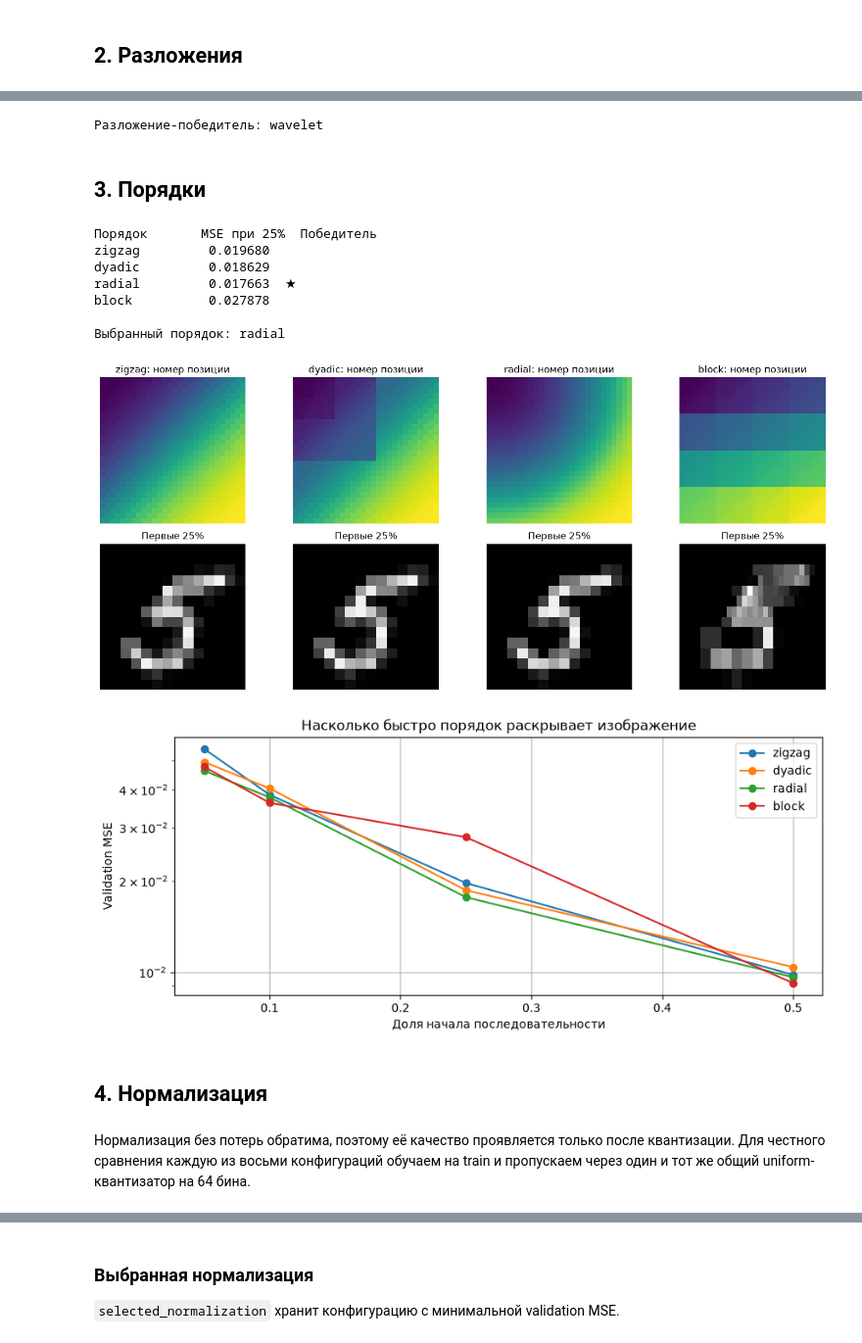
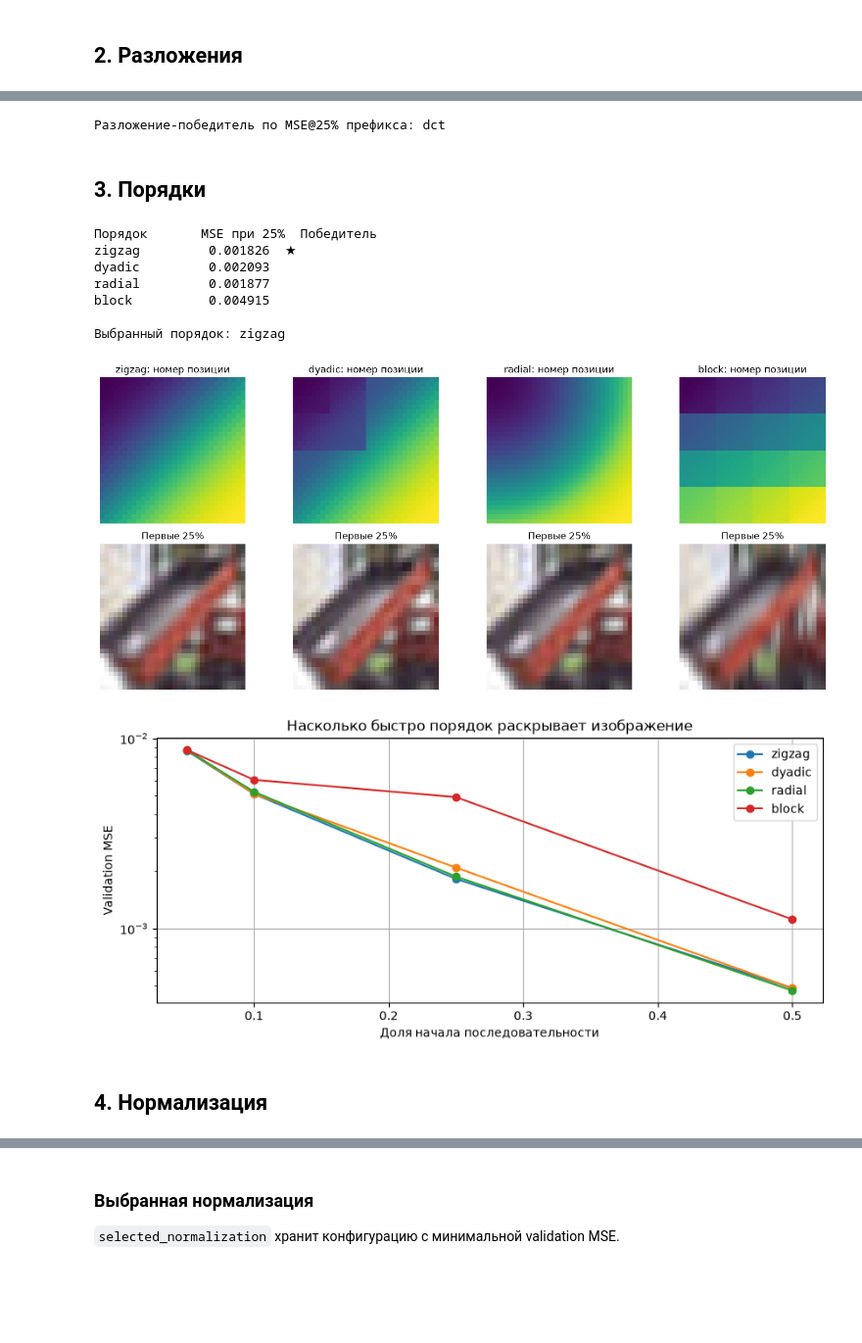
Before and after one commit to 1nnokent/Avtoregressionnaya_istoriya, a Jupyter notebook: notebooks/pipeline_demo.ipynb, the cells around one changed output, grey strips where cells are left out. Shown at 98% size. Cells and saved outputs as stored; diff of their text form; code cells hidden in the pictures; blank space fills up the shorter version.

```diff
--- a/notebooks/pipeline_demo.ipynb
+++ b/notebooks/pipeline_demo.ipynb
@@ -118,7 +120,7 @@ for column, name in enumerate(DECOMPOSITIONS):
     result = decomposition_results[name]
     axes[0, column].imshow(np.log1p(np.abs(result["coefficients"])), cmap="magma")
     axes[0, column].set_title(f"{name}: log(1 + |c|)")
-    axes[1, column].imshow(result["examples"][0.25], cmap="gray", vmin=0, vmax=1)
+    show_image(axes[1, column], result["examples"][0.25])
     axes[1, column].set_title("Реконструкция, 25%")
     axes[0, column].axis("off")
     axes[1, column].axis("off")
@@ -159,16 +159,15 @@ plt.show()
 # %%
 EPS = 1e-4
-height, width = train_images.shape[-2:]
 orders = {
     ordering: ordering_indices(
-        ordering, height, width, **({"block_size": 7} if ordering == "block" else {})
+        ordering, height, width, **({"block_size": BLOCK_SIZE} if ordering == "block" else {})
     )
     for ordering in ORDERINGS
 }
 mean_abs_coeffs = {}
 prefix_mse = {}
 for name in DECOMPOSITIONS:
-    params = {"block_size": 7} if name == "block_dct" else {}
+    params = {"block_size": BLOCK_SIZE} if name == "block_dct" else {}
     decomposition = get_decomposition(name, **params)
     mean_abs_coeffs[name] = np.abs(decomposition.forward(train_images)).mean(axis=(0, 1))
     coeffs = decomposition.forward(val_images)
@@ -209,23 +208,23 @@ plt.show()
 # %%
-SELECTED_DECOMPOSITION = decomposition_winner
+SELECTED_DECOMPOSITION = min(prefix_mse, key=prefix_mse.get)[0]
 selected_decomposition_params = (
-    {"block_size": 7} if SELECTED_DECOMPOSITION == "block_dct" else {}
+    {"block_size": BLOCK_SIZE} if SELECTED_DECOMPOSITION == "block_dct" else {}
 )
 selected_decomposition = get_decomposition(
     SELECTED_DECOMPOSITION, **selected_decomposition_params
 )
 train_coeffs = selected_decomposition.forward(train_images)
 val_coeffs = selected_decomposition.forward(val_images)
-print(f"Разложение-победитель: {SELECTED_DECOMPOSITION}")
+print(f"Разложение-победитель по MSE@25% префикса: {SELECTED_DECOMPOSITION}")
 # %% [output]
-Разложение-победитель: wavelet
+Разложение-победитель по MSE@25% префикса: dct
 # %% [markdown]
 ## 3. Порядки
 # %%
 height, width = val_coeffs.shape[-2:]
 ordering_results = {}
 for name in ORDERINGS:
-    params = {"block_size": 7} if name == "block" else {}
+    params = {"block_size": BLOCK_SIZE} if name == "block" else {}
     indices = ordering_indices(name, height, width, **params)
     mse_by_fraction = {}
     examples = {}
@@ -233,7 +232,7 @@ for name in ORDERINGS:
         partial_coeffs = reconstruct_prefix(val_coeffs, indices, fraction)
         restored = selected_decomposition.inverse(partial_coeffs)
         mse_by_fraction[fraction] = mse(val_images, restored)
-        examples[fraction] = restored[0, 0]
+        examples[fraction] = restored[0]
     position_map = np.empty(height * width, dtype=int)
     position_map[indices] = np.arange(height * width)
     ordering_results[name] = {
@@ -253,43 +252,41 @@ for name, result in ordering_results.items():
 print(f"\nВыбранный порядок: {selected_ordering}")
 # %% [output]
 Порядок       MSE при 25%  Победитель
-zigzag         0.019680
-dyadic         0.018629
-radial         0.017663  ★
-block          0.027878
+zigzag         0.001826  ★
+dyadic         0.002093
+radial         0.001877
+block          0.004915
 
-Выбранный порядок: radial
+Выбранный порядок: zigzag
 # %%
 fig, axes = plt.subplots(2, len(ORDERINGS), figsize=(14, 6))
 for column, name in enumerate(ORDERINGS):
     result = ordering_results[name]
     axes[0, column].imshow(result["position_map"], cmap="viridis")
     axes[0, column].set_title(f"{name}: номер позиции")
-    axes[1, column].imshow(result["examples"][0.25], cmap="gray", vmin=0, vmax=1)
+    show_image(axes[1, column], result["examples"][0.25])
     axes[1, column].set_title("Первые 25%")
     axes[0, column].axis("off")
     axes[1, column].axis("off")
 plt.tight_layout()
 plt.show()
 
 for name, result in ordering_results.items():
     plt.plot(
         FRACTIONS,
         [result["mse_by_fraction"][f] for f in FRACTIONS],
         marker="o",
         label=name,
     )
 plt.yscale("log")
 plt.xlabel("Доля начала последовательности")
 plt.ylabel("Validation MSE")
 plt.title("Насколько быстро порядок раскрывает изображение")
 plt.legend()
 plt.show()
 # %% [output]
-[figure, old version]
+[figure, new version]
-[figure, old version]
+[figure, new version]
 # %% [markdown]
 ## 4. Нормализация
-# %% [markdown]
-Нормализация без потерь обратима, поэтому её качество проявляется только после квантизации. Для честного сравнения каждую из восьми конфигураций обучаем на train и пропускаем через один и тот же общий uniform-квантизатор на 64 бина.
 # %%
```
Also changed, not shown: parts of 15 cells of this notebook, 1 other file.
